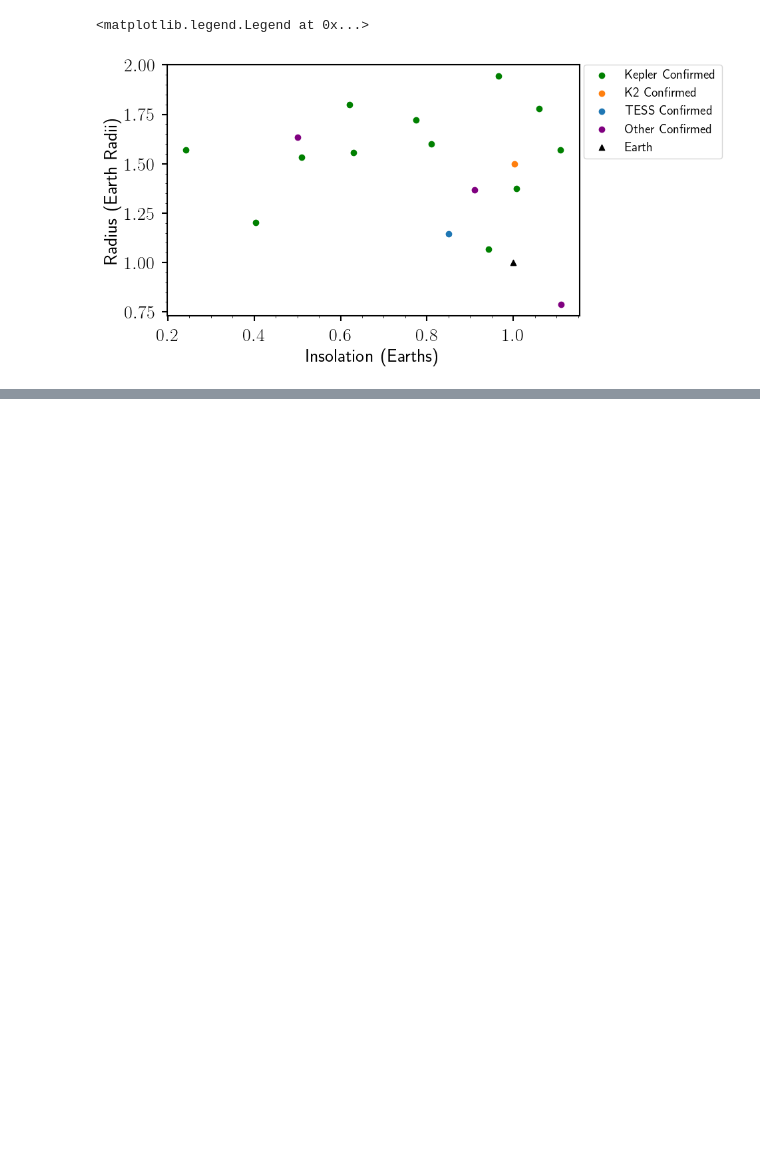
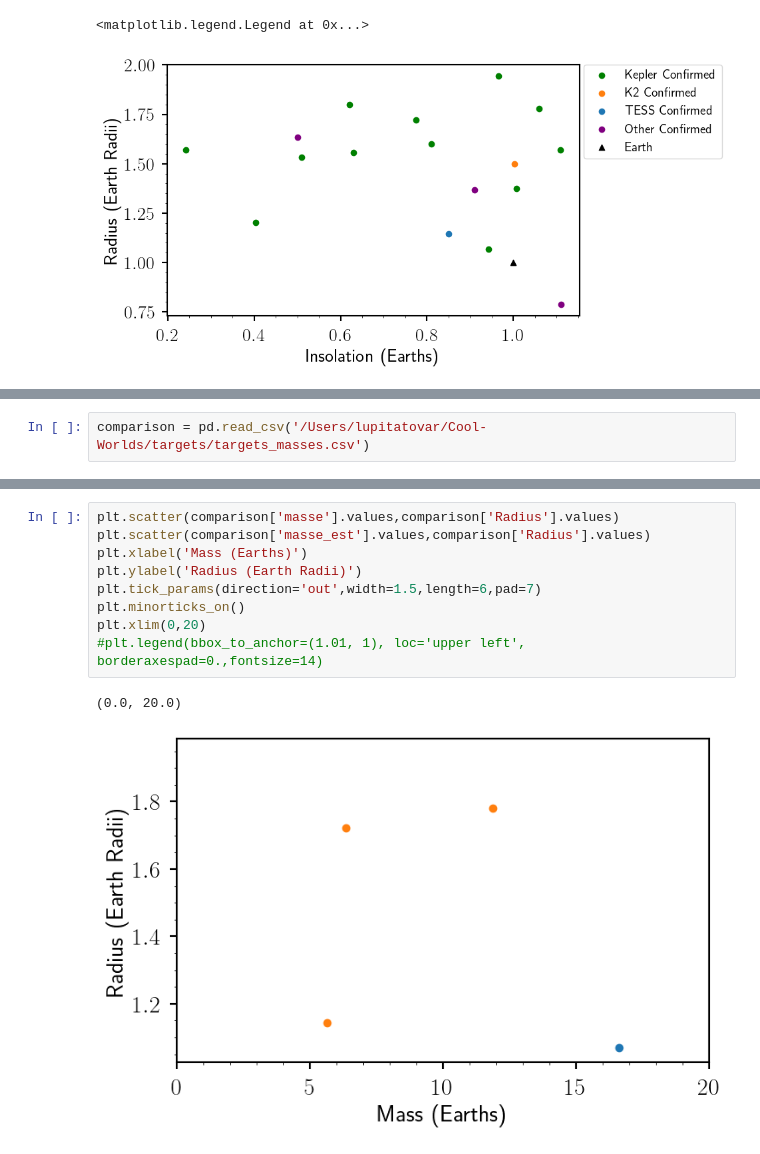
Before and after one commit to lupitatovar/Cool-Worlds, a Jupyter notebook: notebooks/Target List.ipynb, the cells around one changed output, grey strips where cells are left out. Saved outputs shown, nothing was run; the diff lists cells and outputs as text; blank space fills up the shorter version.

```diff
--- a/notebooks/Target List.ipynb
+++ b/notebooks/Target List.ipynb
@@ -67,0 +127,2 @@ plt.legend(bbox_to_anchor=(1.01, 1), loc='upper left', borderaxespad=0.,fontsize
+# %%
+comparison = pd.read_csv('/Users/lupitatovar/Cool-Worlds/targets/targets_masses.csv')
@@ -67,0 +162,12 @@ plt.legend(bbox_to_anchor=(1.01, 1), loc='upper left', borderaxespad=0.,fontsize
+# %%
+plt.scatter(comparison['masse'].values,comparison['Radius'].values)
+plt.scatter(comparison['masse_est'].values,comparison['Radius'].values)
+plt.xlabel('Mass (Earths)')
+plt.ylabel('Radius (Earth Radii)')
+plt.tick_params(direction='out',width=1.5,length=6,pad=7)
+plt.minorticks_on()
+plt.xlim(0,20)
+#plt.legend(bbox_to_anchor=(1.01, 1), loc='upper left', borderaxespad=0.,fontsize=14)
+# %% [output]
+(0.0, 20.0)
+[figure, added]
```
Also changed, not shown: parts of 16 cells of this notebook, 2 other files.
